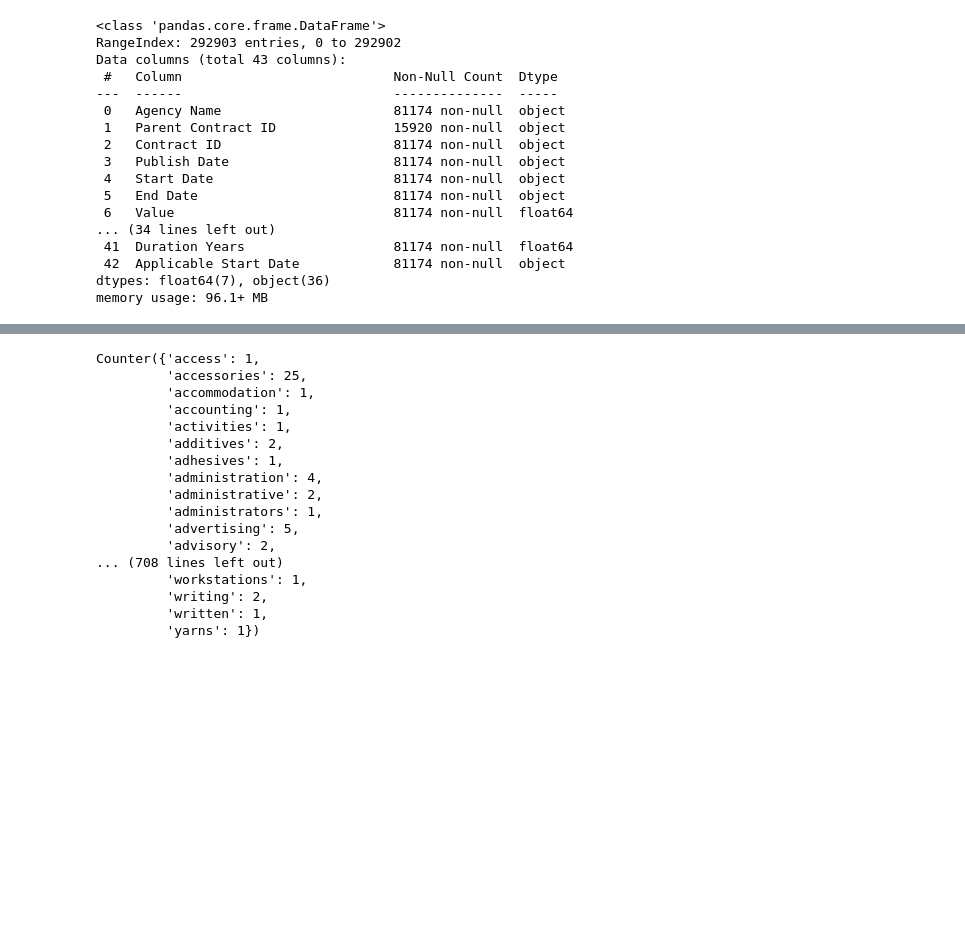
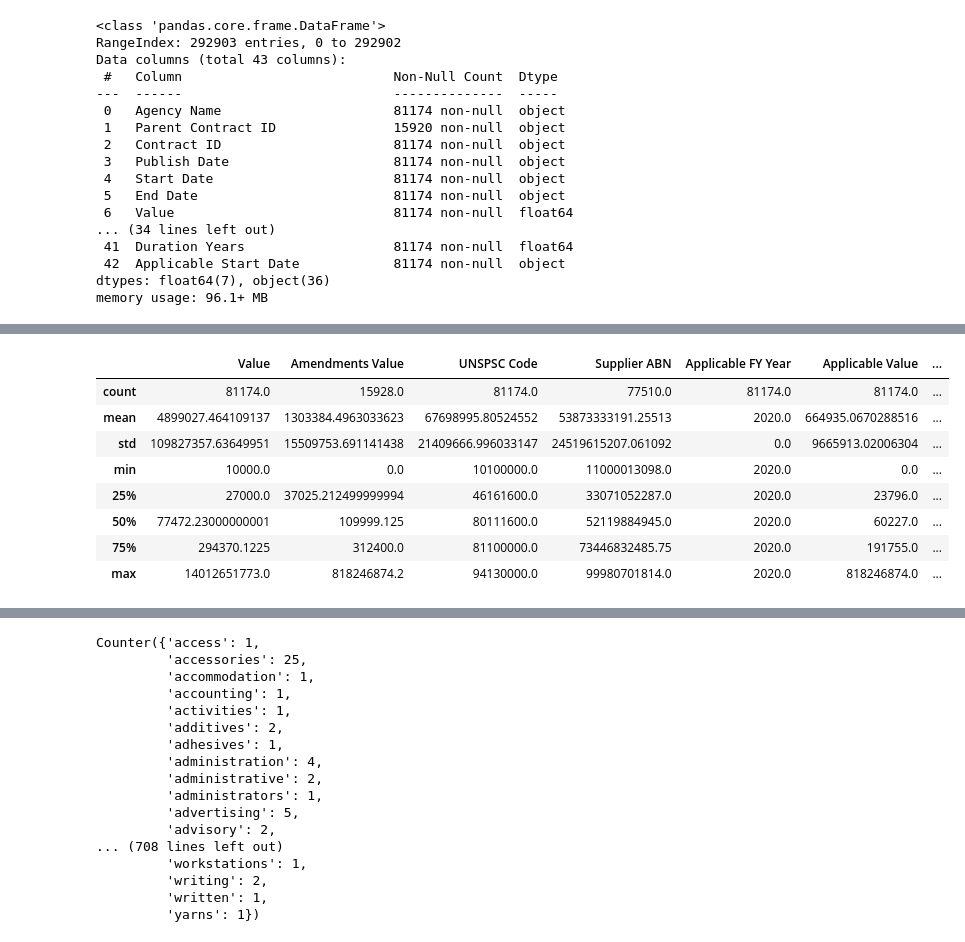
Before and after one commit to RashbirSingh/ANZGig2021, a Jupyter notebook: ANZ.ipynb, the cells around one changed output, grey strips where cells are left out. Saved outputs shown, nothing was run; the diff lists cells and outputs as text; code cells hidden in the pictures; blank space fills up the shorter version.

```diff
--- a/ANZ.ipynb
+++ b/ANZ.ipynb
@@ -74,0 +111,12 @@ memory usage: 96.1+ MB
+# %%
+df.describe()
+# %% [output]
+|  | Value | Amendments Value | UNSPSC Code | Supplier ABN | Applicable FY Year | Applicable Value | ... |
+| count | 81174.0 | 15928.0 | 81174.0 | 77510.0 | 81174.0 | 81174.0 | ... |
+| mean | 4899027.464109137 | 1303384.4963033623 | 67698995.80524552 | 53873333191.25513 | 2020.0 | 664935.0670288516 | ... |
+| std | 109827357.63649951 | 15509753.691141438 | 21409666.996033147 | 24519615207.061092 | 0.0 | 9665913.02006304 | ... |
+| min | 10000.0 | 0.0 | 10100000.0 | 11000013098.0 | 2020.0 | 0.0 | ... |
+| 25% | 27000.0 | 37025.212499999994 | 46161600.0 | 33071052287.0 | 2020.0 | 23796.0 | ... |
+| 50% | 77472.23000000001 | 109999.125 | 80111600.0 | 52119884945.0 | 2020.0 | 60227.0 | ... |
+| 75% | 294370.1225 | 312400.0 | 81100000.0 | 73446832485.75 | 2020.0 | 191755.0 | ... |
+| max | 14012651773.0 | 818246874.2 | 94130000.0 | 99980701814.0 | 2020.0 | 818246874.0 | ... |
```
Also changed, not shown: parts of 33 cells of this notebook.
